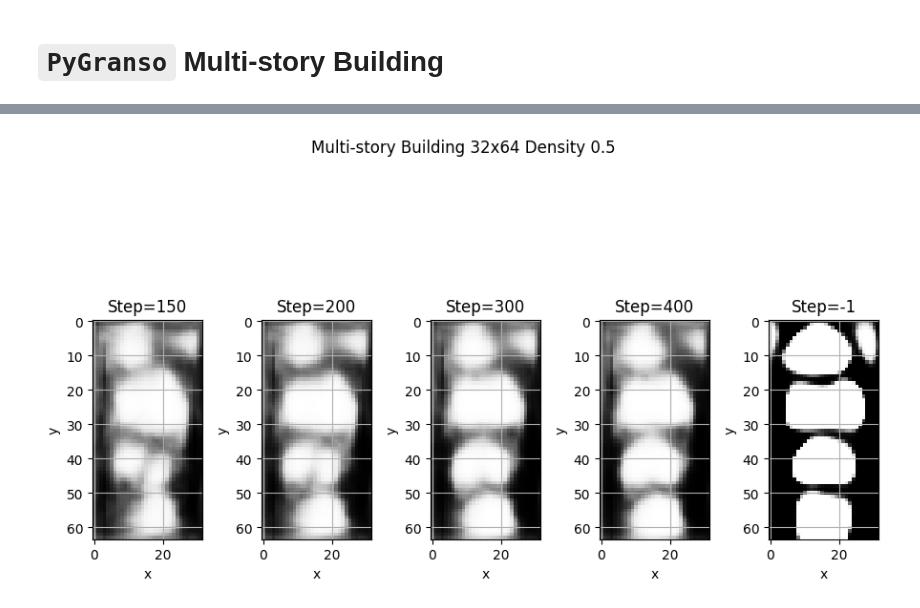
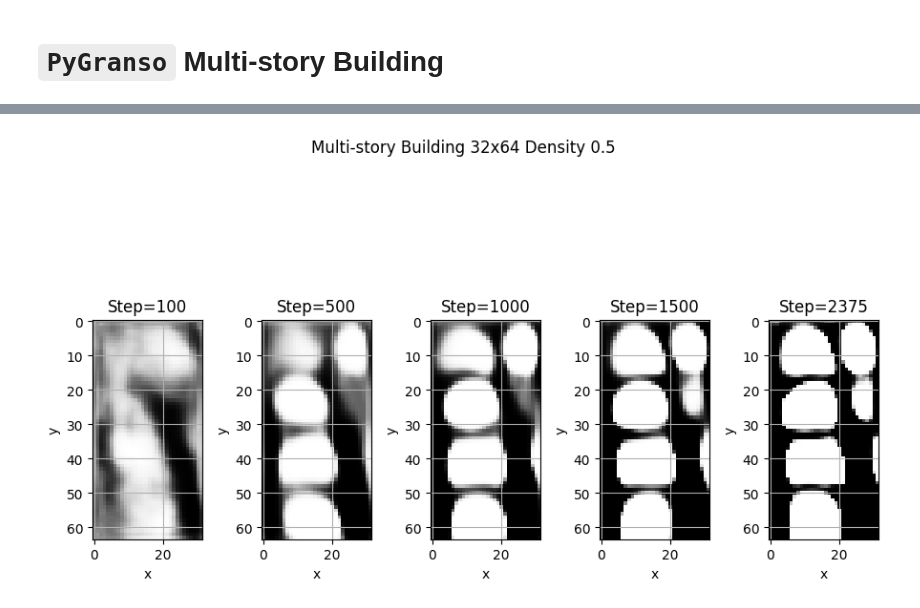
Before and after one commit to sun-umn/NCVX-Neural-Structural-Optimization, a Jupyter notebook: notebooks/Structural Optimization - PyGranso 🧨.ipynb, the cells around one changed output, grey strips where cells are left out. Drawn from its saved outputs; the diff is of its cells as text; code cells hidden in the pictures.

```diff
--- a/notebooks/Structural Optimization - PyGranso 🧨.ipynb
+++ b/notebooks/Structural Optimization - PyGranso 🧨.ipynb
@@ -293,20 +277,20 @@ Total wall time: 23889.989979743958s
 # %%
 # # Get the final frames
-frames = [150, 200, 300, 400, -1]
+frames = [100, 500, 1000, 1500, len(designs) - 1]
 
 # Create a figure and axis
 fig, axes = plt.subplots(1, 5, figsize=(9, 6))
 axes = axes.flatten()
 
 for idx, frames in enumerate(frames):
     # Show the structure in grayscale
     im = axes[idx].imshow(designs[frames].detach().numpy(), cmap='Greys')
     axes[idx].set_ylabel('y')
     axes[idx].set_xlabel('x')
     axes[idx].grid()
     axes[idx].set_title(f'Step={frames}')
 
 plt.suptitle('Multi-story Building 32x64 Density 0.5')
 fig.tight_layout()
 # %% [output]
-[figure, old version]
+[figure, new version]
```
Also changed, not shown: parts of 15 cells of this notebook, 1 other file.
